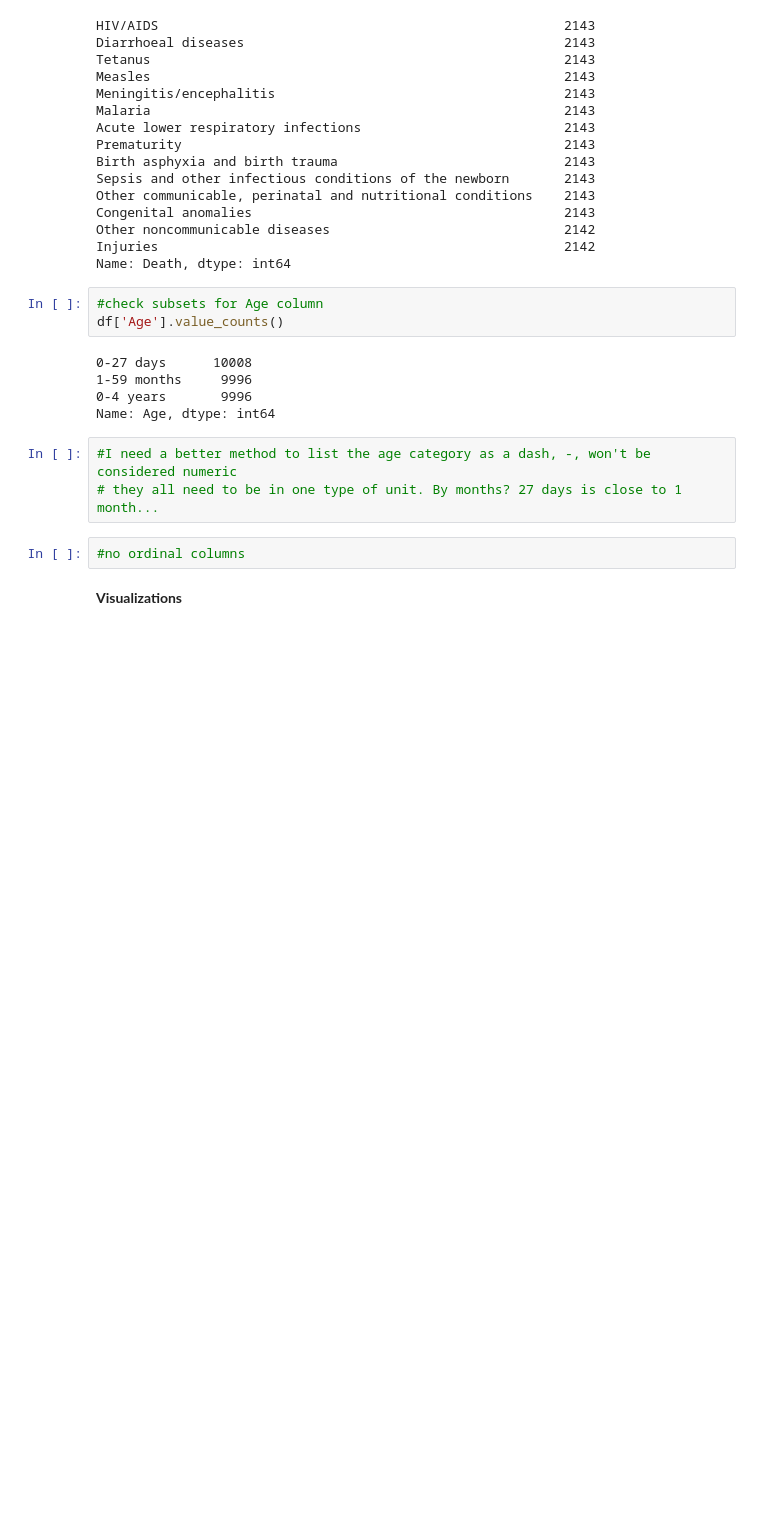
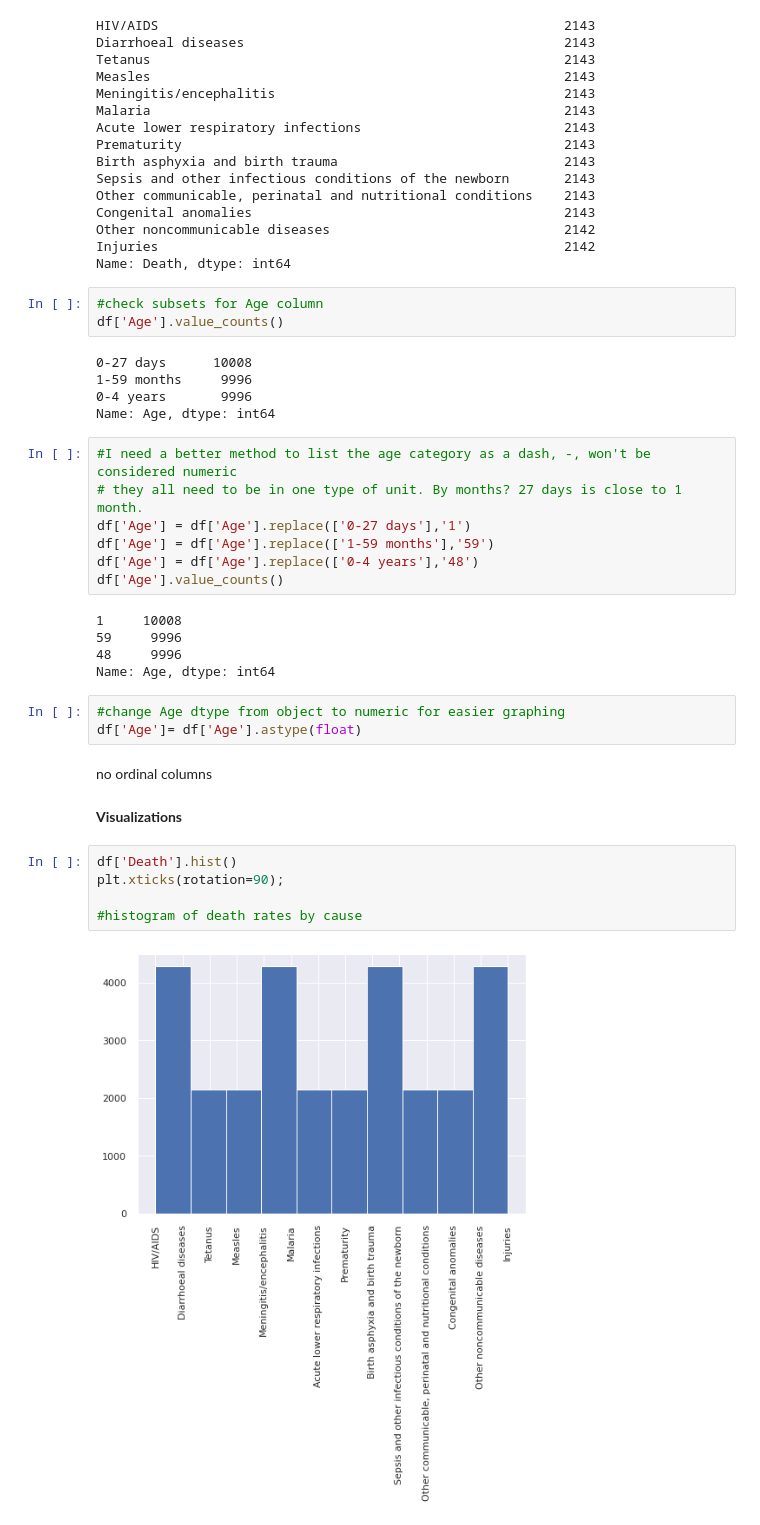
Before and after one commit to Sun-ny-A/food-sales-predictions, a Jupyter notebook: Project_2_Part_2.ipynb, the cells around one changed output. Cells and saved outputs as stored; diff of their text form; blank space fills up the shorter version.

```diff
--- a/Project_2_Part_2.ipynb
+++ b/Project_2_Part_2.ipynb
@@ -170,8 +166,27 @@ df['Age'].value_counts()
 Name: Age, dtype: int64
 # %%
 #I need a better method to list the age category as a dash, -, won't be considered numeric
-# they all need to be in one type of unit. By months? 27 days is close to 1 month...
+# they all need to be in one type of unit. By months? 27 days is close to 1 month.
+df['Age'] = df['Age'].replace(['0-27 days'],'1')
+df['Age'] = df['Age'].replace(['1-59 months'],'59')
+df['Age'] = df['Age'].replace(['0-4 years'],'48')
+df['Age'].value_counts()
+# %% [output]
+1     10008
+59     9996
+48     9996
+Name: Age, dtype: int64
-# %%
-#no ordinal columns
+# %%
+#change Age dtype from object to numeric for easier graphing
+df['Age']= df['Age'].astype(float)
+# %% [markdown]
+no ordinal columns
 # %% [markdown]
 **Visualizations**
+# %%
+df['Death'].hist()
+plt.xticks(rotation=90);
+
+#histogram of death rates by cause
+# %% [output]
+[figure, added]
```
Also changed, not shown: parts of 5 cells of this notebook.
